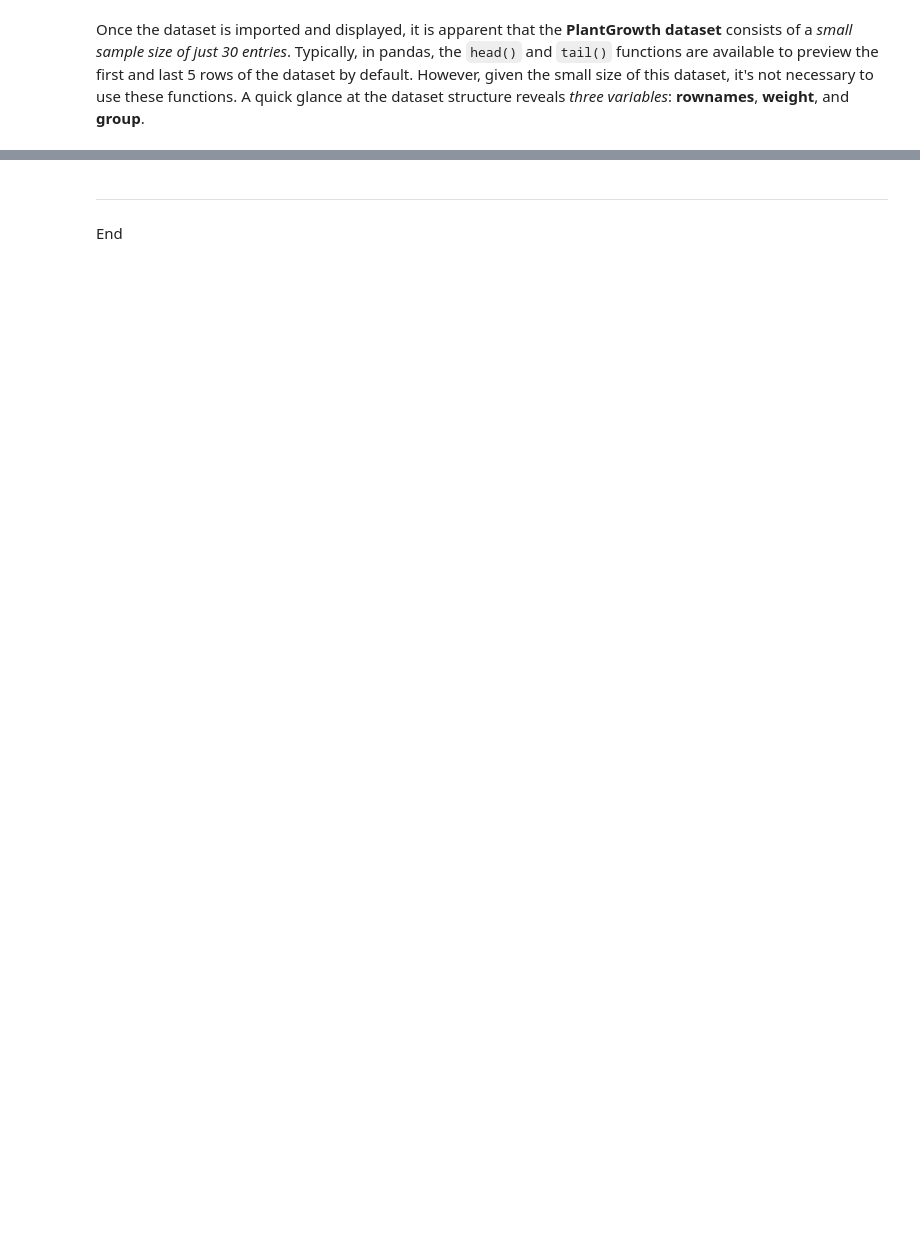
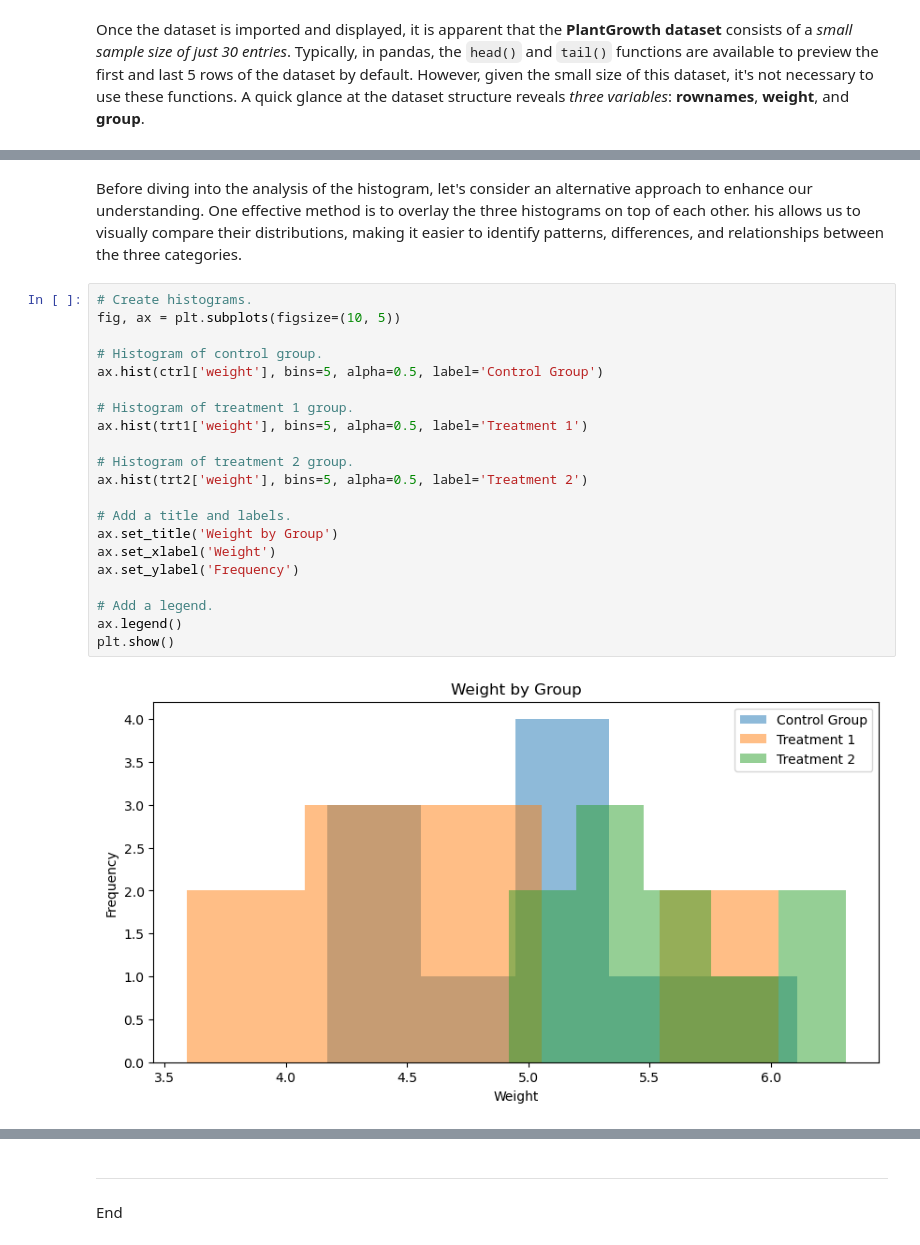
Before and after one commit to C-3sc0/applied_statistics, a Jupyter notebook: project.ipynb, the cells around one changed output, grey strips where cells are left out. Cells and saved outputs as stored; diff of their text form; blank space fills up the shorter version.

```diff
--- a/project.ipynb
+++ b/project.ipynb
@@ -64,0 +235,25 @@ Once the dataset is imported and displayed, it is apparent that the **PlantGrowt
+# %% [markdown]
+Before diving into the analysis of the histogram, let's consider an alternative approach to enhance our understanding. One effective method is to overlay the three histograms on top of each other. his allows us to visually compare their distributions, making it easier to identify patterns, differences, and relationships between the three categories.
+# %%
+# Create histograms.
+fig, ax = plt.subplots(figsize=(10, 5))
+
+# Histogram of control group.
+ax.hist(ctrl['weight'], bins=5, alpha=0.5, label='Control Group')
+
+# Histogram of treatment 1 group.
+ax.hist(trt1['weight'], bins=5, alpha=0.5, label='Treatment 1')
+
+# Histogram of treatment 2 group.
+ax.hist(trt2['weight'], bins=5, alpha=0.5, label='Treatment 2')
+
+# Add a title and labels.
+ax.set_title('Weight by Group')
+ax.set_xlabel('Weight')
+ax.set_ylabel('Frequency')
+
+# Add a legend.
+ax.legend()
+plt.show()
+# %% [output]
+[figure, added]
```
Also changed, not shown: parts of 22 cells of this notebook.
